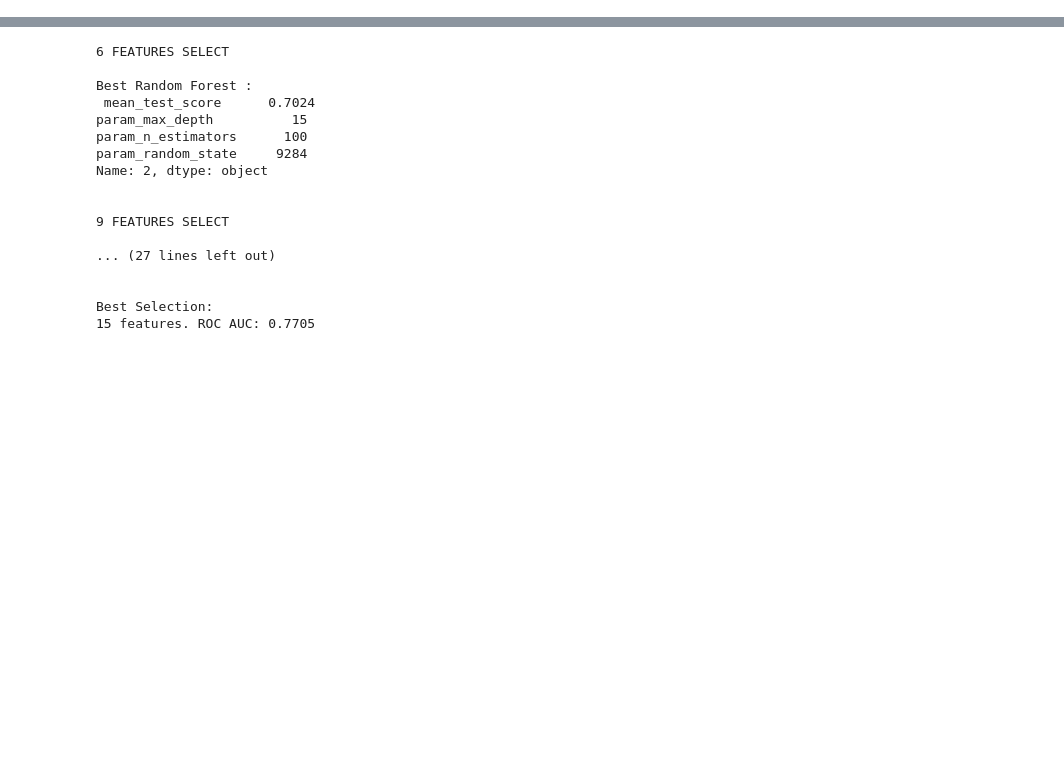
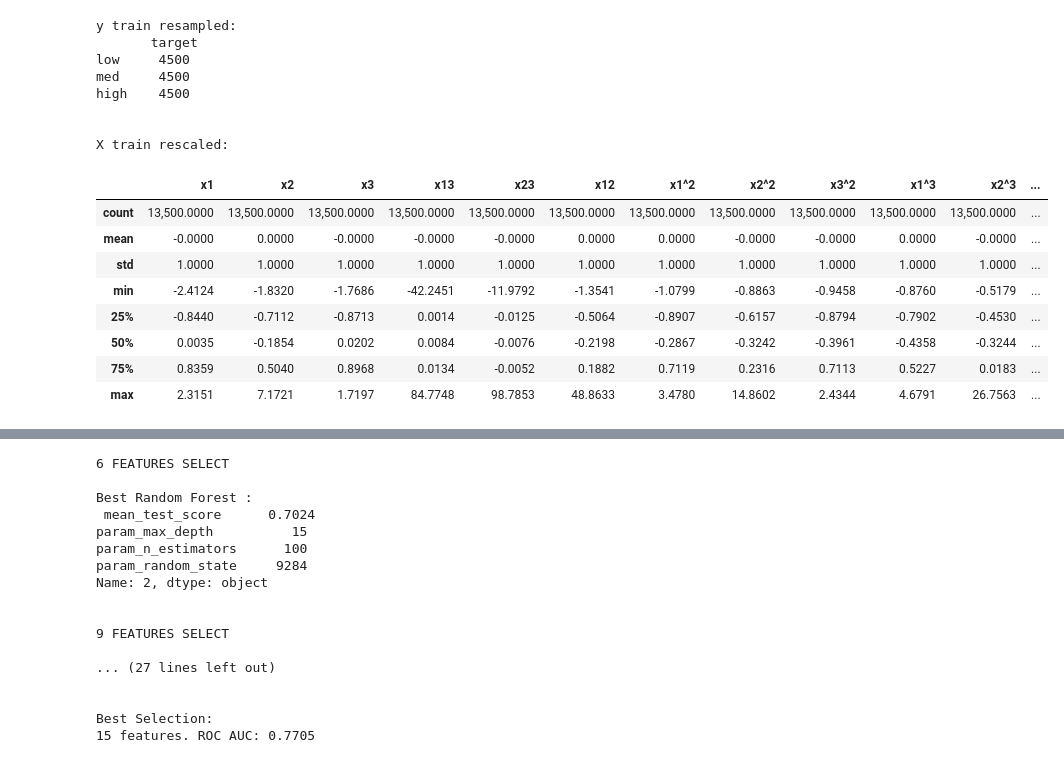
Before and after one commit to ViniciusCastillo/Test_Einstein, a Jupyter notebook: notebooks/Classification_Test.ipynb, the cells around one changed output, grey strips where cells are left out. Saved outputs shown, nothing was run; the diff lists cells and outputs as text; code cells hidden in the pictures; blank space fills up the shorter version.

```diff
--- a/notebooks/Classification_Test.ipynb
+++ b/notebooks/Classification_Test.ipynb
@@ -377,0 +305,27 @@ Best Selection:
+# %%
+# rebalance and rescale the data
+X_train_res, y_train_res = SMOTE(random_state=3124).fit_resample(X_train, y_train)
+print('y train resampled:\n',y_train_res.value_counts().to_frame(),'\n\n')
+stdScaler = StandardScaler().fit(X_train_res)
+X_train_res = stdScaler.transform(X_train_res)
+X_test = stdScaler.transform(X_test)
+print('X train rescaled:')
+pd.DataFrame(X_train_res, columns=features).describe()
+# %% [output]
+y train resampled:
+       target
+low     4500
+med     4500
+high    4500
+
+
+X train rescaled:
+|  | x1 | x2 | x3 | x13 | x23 | x12 | x1^2 | x2^2 | x3^2 | x1^3 | x2^3 | ... |
+| count | 13,500.0000 | 13,500.0000 | 13,500.0000 | 13,500.0000 | 13,500.0000 | 13,500.0000 | 13,500.0000 | 13,500.0000 | 13,500.0000 | 13,500.0000 | 13,500.0000 | ... |
+| mean | -0.0000 | 0.0000 | -0.0000 | -0.0000 | -0.0000 | 0.0000 | 0.0000 | -0.0000 | -0.0000 | 0.0000 | -0.0000 | ... |
+| std | 1.0000 | 1.0000 | 1.0000 | 1.0000 | 1.0000 | 1.0000 | 1.0000 | 1.0000 | 1.0000 | 1.0000 | 1.0000 | ... |
+| min | -2.4124 | -1.8320 | -1.7686 | -42.2451 | -11.9792 | -1.3541 | -1.0799 | -0.8863 | -0.9458 | -0.8760 | -0.5179 | ... |
+| 25% | -0.8440 | -0.7112 | -0.8713 | 0.0014 | -0.0125 | -0.5064 | -0.8907 | -0.6157 | -0.8794 | -0.7902 | -0.4530 | ... |
+| 50% | 0.0035 | -0.1854 | 0.0202 | 0.0084 | -0.0076 | -0.2198 | -0.2867 | -0.3242 | -0.3961 | -0.4358 | -0.3244 | ... |
+| 75% | 0.8359 | 0.5040 | 0.8968 | 0.0134 | -0.0052 | 0.1882 | 0.7119 | 0.2316 | 0.7113 | 0.5227 | 0.0183 | ... |
+| max | 2.3151 | 7.1721 | 1.7197 | 84.7748 | 98.7853 | 48.8633 | 3.4780 | 14.8602 | 2.4344 | 4.6791 | 26.7563 | ... |
```
Also changed, not shown: parts of 69 cells of this notebook.
